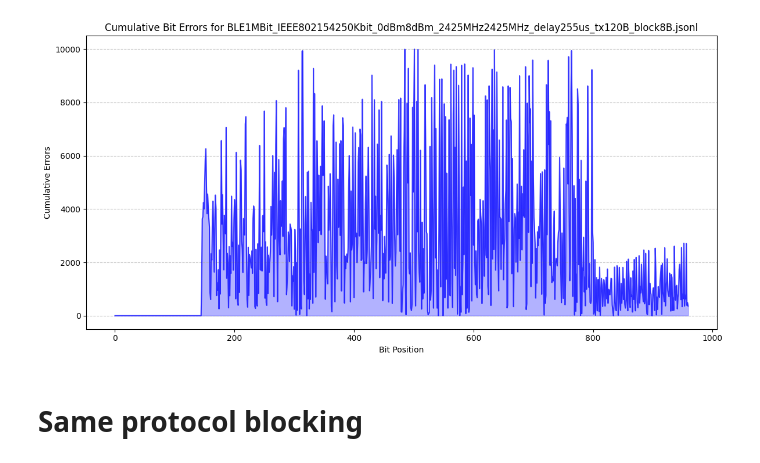
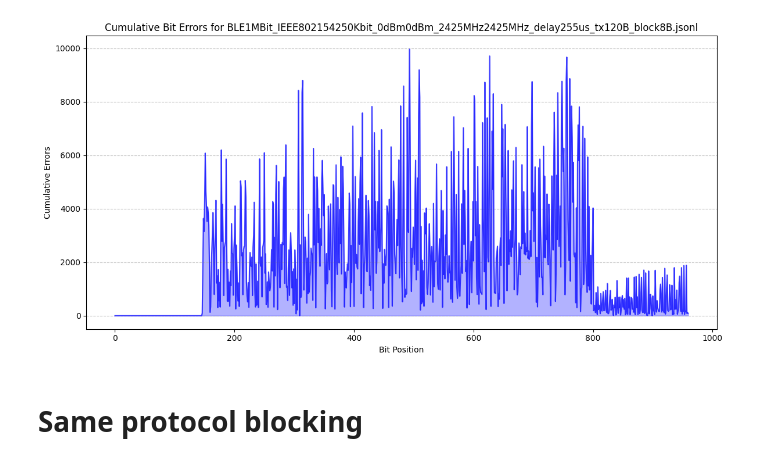
Before and after one commit to Zimrahin/DotBot-firmware, a Jupyter notebook: a_python/plot_ratio_wrong_bits.ipynb, the cells around one changed output. Saved outputs shown, nothing was run; the diff lists cells and outputs as text; code cells hidden in the pictures.

```diff
--- a/a_python/plot_ratio_wrong_bits.ipynb
+++ b/a_python/plot_ratio_wrong_bits.ipynb
@@ -303,11 +311,13 @@ def plot_grouped_ber_with_subplots(
 
     plt.show()
 # %%
+filename = "experiment_data/pseudo_random_sequence"
+
 # Parse file names into dictionaries
-files_dict = parse_data_to_dictionary("experiment_data/fixed_packet")
+files_dict = parse_data_to_dictionary(filename)
 
 # Add bitt error distribution, count and BER to each configuration (file)
-add_bit_errors_to_files_dict(files_dict, "experiment_data/fixed_packet")
+add_bit_errors_to_files_dict(files_dict, filename)
 # %%
 # Call the function
 plot_grouped_ber_with_subplots(files_dict, saveas="BER_plot_all.pdf")
@@ -316,25 +328,25 @@ plot_grouped_ber_with_subplots(files_dict, saveas="BER_plot_all.pdf")
 # %%
 # Function to plot cumulative bit errors for a specific file
 def plot_cumulative_bit_errors(file):
     cumulative_errors = file["bit_error_distribution_cumulative"]
     bit_positions = range(len(cumulative_errors))
 
     plt.figure(figsize=(12, 6))
     plt.plot(bit_positions, cumulative_errors, color="blue", alpha=0.7, label="Cumulative Errors")
     plt.fill_between(bit_positions, cumulative_errors, color="blue", alpha=0.3)  # Fill the area under the curve
     plt.title(f"Cumulative Bit Errors for {file['filename']}")
     plt.xlabel("Bit Position")
     plt.ylabel("Cumulative Errors")
     plt.grid(axis="y", linestyle="--", alpha=0.7)
     plt.tight_layout()
     plt.show()
 
 
 # Example: Plot for the first file in a group
-example_file = files_dict["BLE1MBit_IEEE802154250Kbit"][20]
+example_file = files_dict["BLE1MBit_IEEE802154250Kbit"][13]
 plot_cumulative_bit_errors(example_file)
 # %% [output]
-[figure, old version]
+[figure, new version]
 # %% [markdown]
 # Same protocol blocking
 # %%
```
Also changed, not shown: parts of 5 cells of this notebook.
